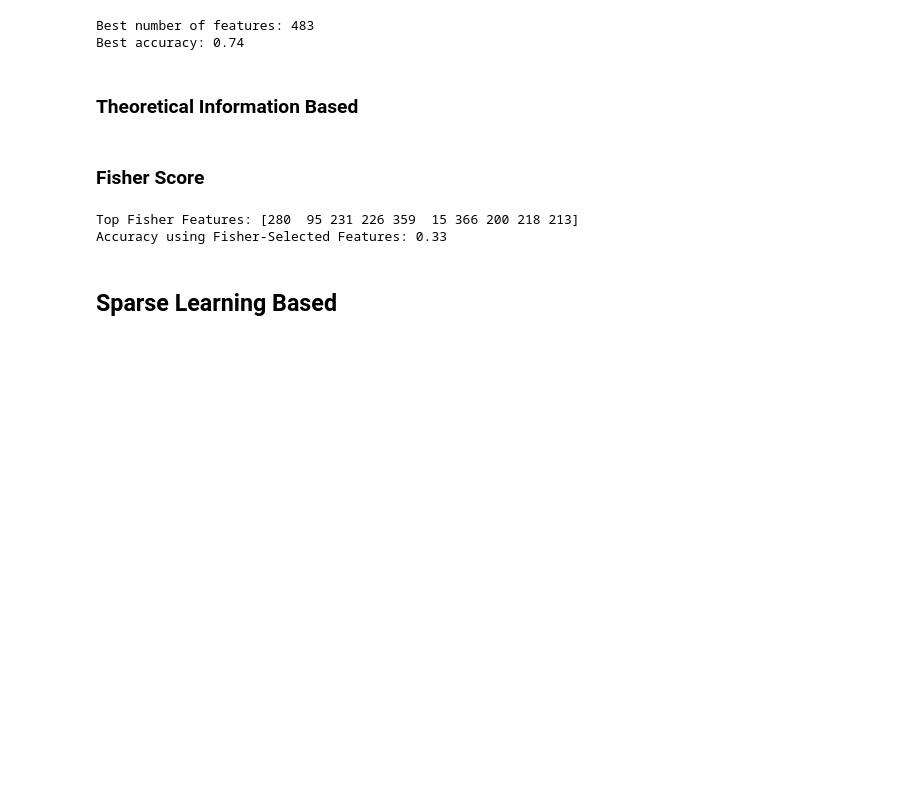
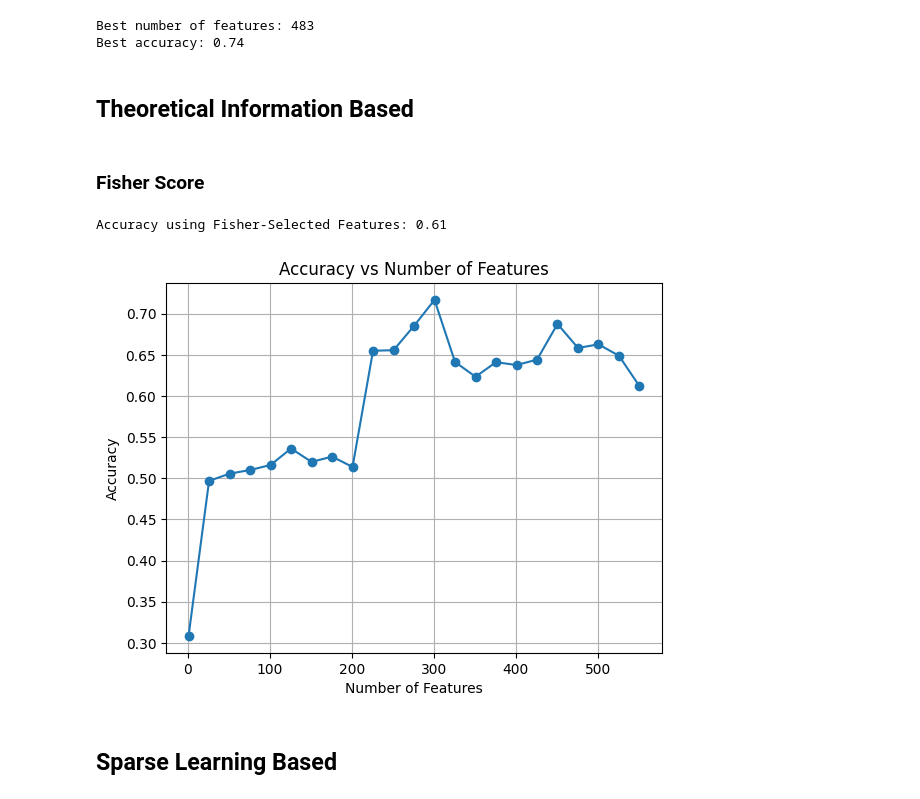
Before and after one commit to arthurriche/Time-Serie-Project, a Jupyter notebook: Methods.ipynb, the cells around one changed output. Drawn from its saved outputs; the diff is of its cells as text; code cells hidden in the pictures; blank space fills up the shorter version.

```diff
--- a/Methods.ipynb
+++ b/Methods.ipynb
@@ -494,7 +494,6 @@ for num_features in range(1, len(ranked_features) + 1, 25):
     plt.title('Accuracy vs Number of Features')
     plt.grid(True)
     plt.plot(num_features_list, accuracy_list, marker='o')
-    plt.pause(0.1)
 
     # Track the best model
     if accuracy_laplacian > best_accuracy:
@@ -511,7 +510,7 @@ Accuracy with top 562 features: 0.64
 Best number of features: 483
 Best accuracy: 0.74
 # %% [markdown]
-### Theoretical Information Based
+## Theoretical Information Based
 # %% [markdown]
 ### Fisher Score
 # %%
@@ -576,29 +575,56 @@ def feature_ranking(score):
 # %%
 # Fisher Score Pipeline
 # Compute Fisher Scores for the dataset
 fisher_scores = fisher_score(X_scaled, y_encoded)
 ranked_features_fisher = feature_ranking(fisher_scores)
 
-# Select top 10 ranked features
-top_fisher_features = ranked_features_fisher[:10]
-print("Top Fisher Features:", top_fisher_features)
+best_accuracy_fisher = 0
+best_num_features_fisher = 0
+best_model_fisher = None
 
-# Subset the train and test data with top Fisher features
-X_train_fisher = X_scaled[:, top_fisher_features]
-X_test_scaled = scaler.transform(X_test)
-X_test_fisher = X_test_scaled[:, top_fisher_features]
+num_features_list_fisher = []
+accuracy_list_fisher = []
 
-# Train and evaluate the classifier
-classifier = RandomForestClassifier(random_state=42, class_weight="balanced")
-classifier.fit(X_train_fisher, y_encoded)
-y_pred_fisher = classifier.predict(X_test_fisher)
+for num_features in range(1, len(ranked_features) + 1, 25):
+    top_fisher_features = ranked_features_fisher[:num_features]
+    #print("Top Fisher Features:", top_fisher_features)
 
-# Evaluate accuracy
-accuracy_fisher = accuracy_score(y_test_encoded, y_pred_fisher)
-print(f"Accuracy using Fisher-Selected Features: {accuracy_fisher:.2f}")
+    # Subset the train and test data with top Fisher features
+    X_train_fisher = X_scaled[:, top_fisher_features]
+    X_test_scaled = scaler.transform(X_test)
+    X_test_fisher = X_test_scaled[:, top_fisher_features]
+
+    # Train and evaluate the classifier
+    classifier = RandomForestClassifier(random_state=42, class_weight="balanced")
+    classifier.fit(X_train_fisher, y_encoded)
+    y_pred_fisher = classifier.predict(X_test_fisher)
+
+    # Evaluate accuracy
+    accuracy_fisher = accuracy_score(y_test_encoded, y_pred_fisher)
+    clear_output(wait=True)
+    print(f"Accuracy using Fisher-Selected Features: {accuracy_fisher:.2f}")
+
+    num_features_list_fisher.append(num_features)
+    accuracy_list_fisher.append(accuracy_fisher)
+
+    plt.clf()
+    plt.xlabel('Number of Features')
+    plt.ylabel('Accuracy')
+    plt.title('Accuracy vs Number of Features')
+    plt.grid(True)
+    plt.plot(num_features_list_fisher, accuracy_list_fisher, marker='o')
+
+    if accuracy_fisher > best_accuracy_fisher:
+        best_accuracy_fisher = accuracy_fisher
+        best_num_features_fisher = num_features
+        best_model_fisher = classifier
+    plt.show()
+
+print(f"Best number of features: {best_num_features_fisher}")
+print(f"Best accuracy: {best_accuracy_fisher:.2f}")
 # %% [output]
-Top Fisher Features: [280  95 231 226 359  15 366 200 218 213]
-Accuracy using Fisher-Selected Features: 0.33
+Accuracy using Fisher-Selected Features: 0.61
+[figure, added]
 # %% [markdown]
 ## Sparse Learning Based
 # %% [markdown]
```
Also changed, not shown: parts of 6 cells of this notebook.
